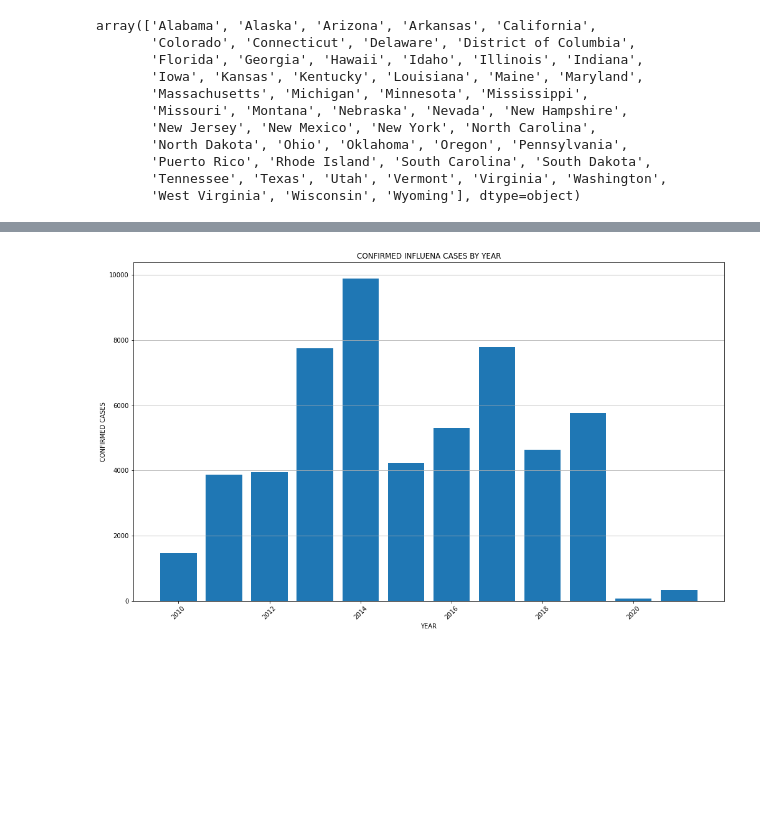
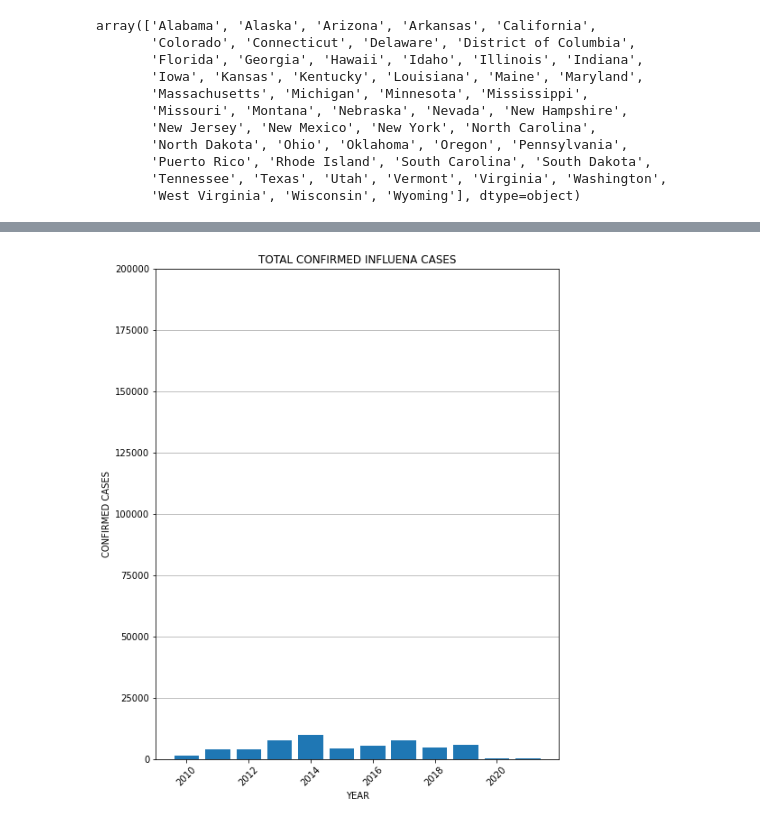
Before and after one commit to ZachRoark/DDA5_Capstone, a Jupyter notebook: notebooks/national flu data v3.2.ipynb, the cells around one changed output, grey strips where cells are left out. Cells and saved outputs as stored; diff of their text form; code cells hidden in the pictures; blank space fills up the shorter version.

```diff
--- a/notebooks/national flu data v3.2.ipynb
+++ b/notebooks/national flu data v3.2.ipynb
@@ -115,5 +121,5 @@ early_data_10_15.head(3)
 # %%
-test = early_data_10_15[['REGION','YEAR', 'WEEK', 'A (2009 H1N1)', 'A (H1)', 'A (H3)', 'A (Subtyping not Performed)',
-                         'A (Unable to Subtype)', 'B', 'H3N2v']]
+test = early_data_10_15[['REGION','YEAR', 'WEEK', 'TOTAL SPECIMENS', 'A (2009 H1N1)', 'A (H1)', 'A (H3)',
+                         'A (Subtyping not Performed)', 'A (Unable to Subtype)', 'B', 'H3N2v']]
 test.columns
 # %% [output]
@@ -143,5 +138,6 @@ Index(['REGION', 'YEAR', 'WEEK', 'A (2009 H1N1)', 'A (H1)', 'A (H3)',
 # %%
-test3 = test.groupby(['REGION', 'YEAR'], as_index=False)['A (2009 H1N1)', 'A (H1)', 'A (H3)',
+# grouping specimens by region and year to properly sum them, eliminating unneeded WEEK column
+test3 = test.groupby(['REGION', 'YEAR'], as_index=False)['TOTAL SPECIMENS', 'A (2009 H1N1)', 'A (H1)', 'A (H3)',
        'A (Subtyping not Performed)', 'A (Unable to Subtype)', 'B', 'H3N2v'].sum()
 
 test3
@@ -164,3 +167,5 @@ test3
 # %%
-public_lab.drop(public_lab.columns[[0, 3]], axis =1, inplace = True)
+# dropping unneeded columns
+public_lab.drop(public_lab.columns[[0]], axis =1, inplace = True)
+# removing 'season' from season-description column
 public_lab['SEASON_DESCRIPTION'] = public_lab['SEASON_DESCRIPTION'].str.replace(r'Season ', '')
@@ -266,4 +292,5 @@ flupop.head(15)
 # %%
-flupop['per 1000'] = flupop['Total'] / flupop['POPULATION'] * 1000
+# adding a column to calculate an infection per capita
+flupop['per 10,000'] = (flupop['Total'] / flupop['POPULATION']) * 10000
 flupop.head(10)
 # %% [output]
@@ -401,10 +436,13 @@ FL
 # %%
-fig = plt.figure(figsize = (17, 10))
+fig2 = plt.figure(figsize = (8, 10))
 plt.bar(flupop.YEAR, flupop['Total'])
 plt.xticks(rotation = 45)
 plt.grid(b=None , which='both', axis='y')
 plt.xlabel('YEAR')
 plt.ylabel('CONFIRMED CASES')
-plt.title('CONFIRMED INFLUENA CASES BY YEAR');
+plt.title('TOTAL CONFIRMED INFLUENA CASES')
+plt.ylim([0, 200000])
+plt.show()
+fig2.savefig('../plots/confirmed_cases2.png')
 # %% [output]
-[figure, old version]
+[figure, new version]
```
Also changed, not shown: parts of 69 cells of this notebook, 15 other files.
